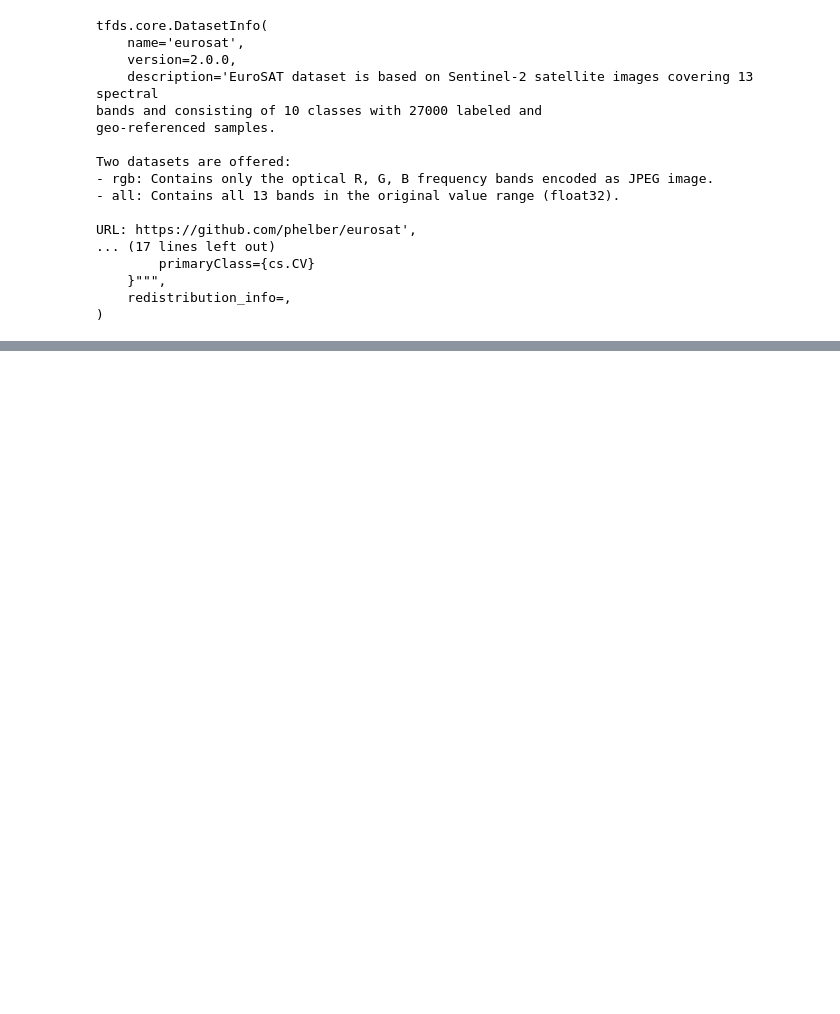
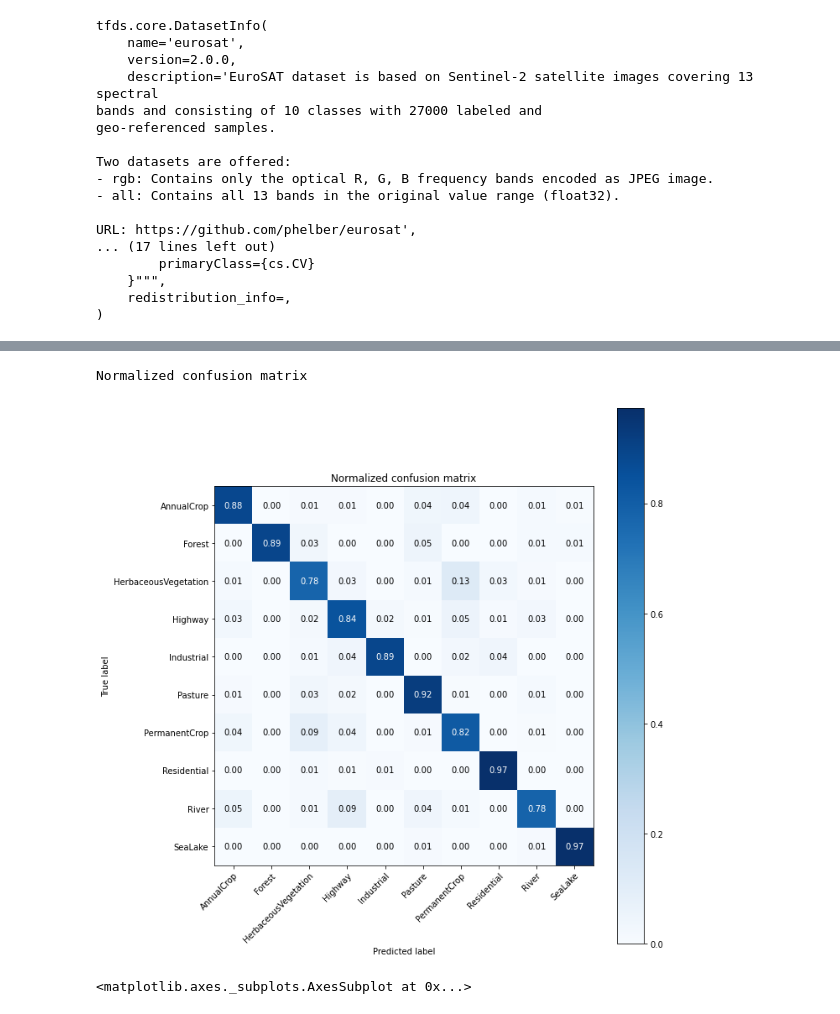
Before and after one commit to derevirn/lulc-keras, a Jupyter notebook: Convolutional_Neural_Network.ipynb, the cells around one changed output, grey strips where cells are left out. Cells and saved outputs as stored; diff of their text form; code cells hidden in the pictures; blank space fills up the shorter version.

```diff
--- a/Convolutional_Neural_Network.ipynb
+++ b/Convolutional_Neural_Network.ipynb
@@ -141,0 +152,17 @@ plt.show()
+# %%
+from utils import plot_confusion_matrix
+
+predictions = []
+labels = []
+for test_images, test_labels in ds_test:
+  probabilities = model(test_images.numpy())
+  predictions.extend(tf.argmax(probabilities, axis=1))
+  labels.extend(test_labels.numpy())
+
+classes = ds_info.features['label'].names
+
+plot_confusion_matrix(labels, predictions, classes, normalize=True)
+# %% [output]
+Normalized confusion matrix
+[figure, added]
+<matplotlib.axes._subplots.AxesSubplot at 0x...>
```
Also changed, not shown: parts of 9 cells of this notebook, 2 other files.
